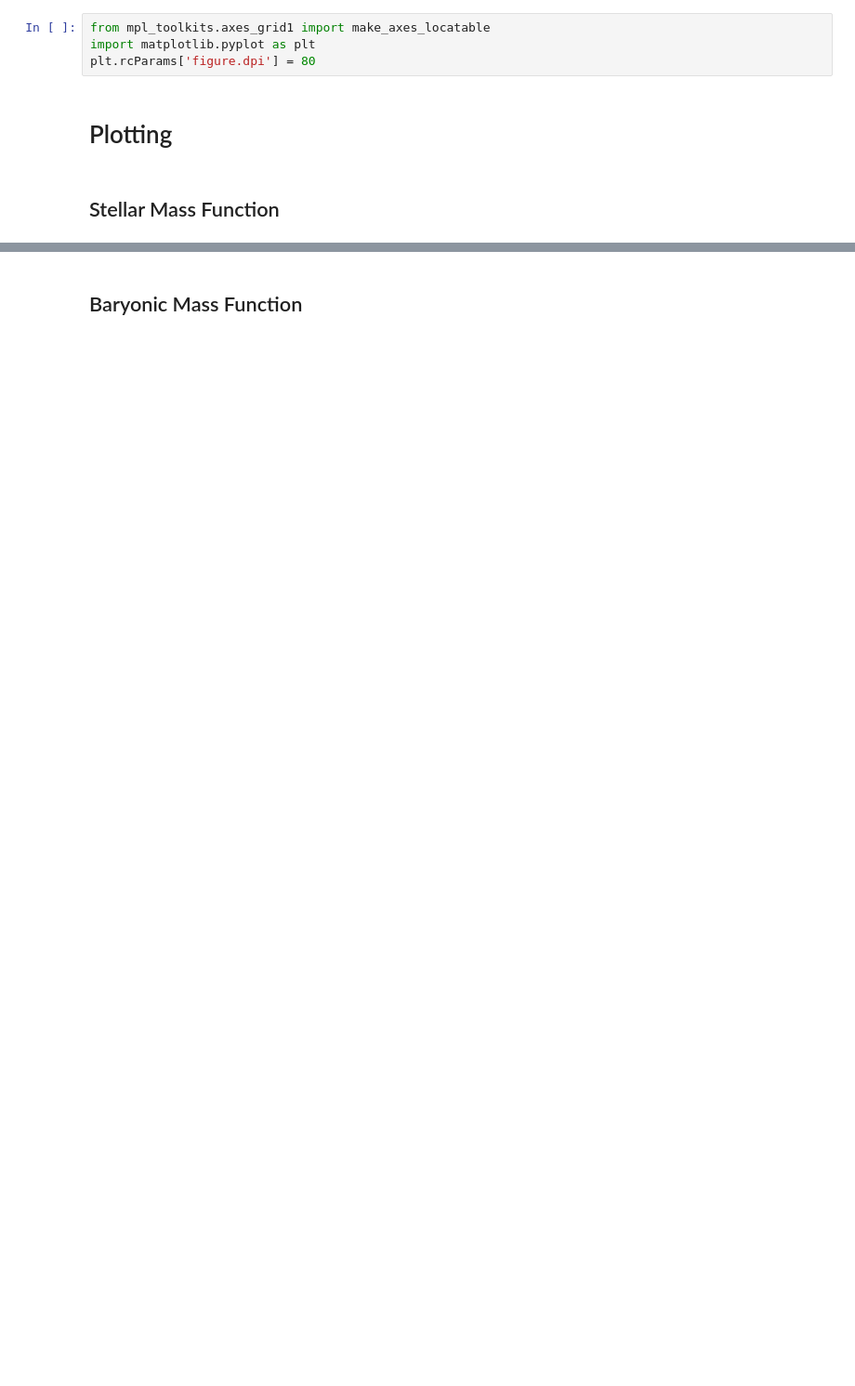
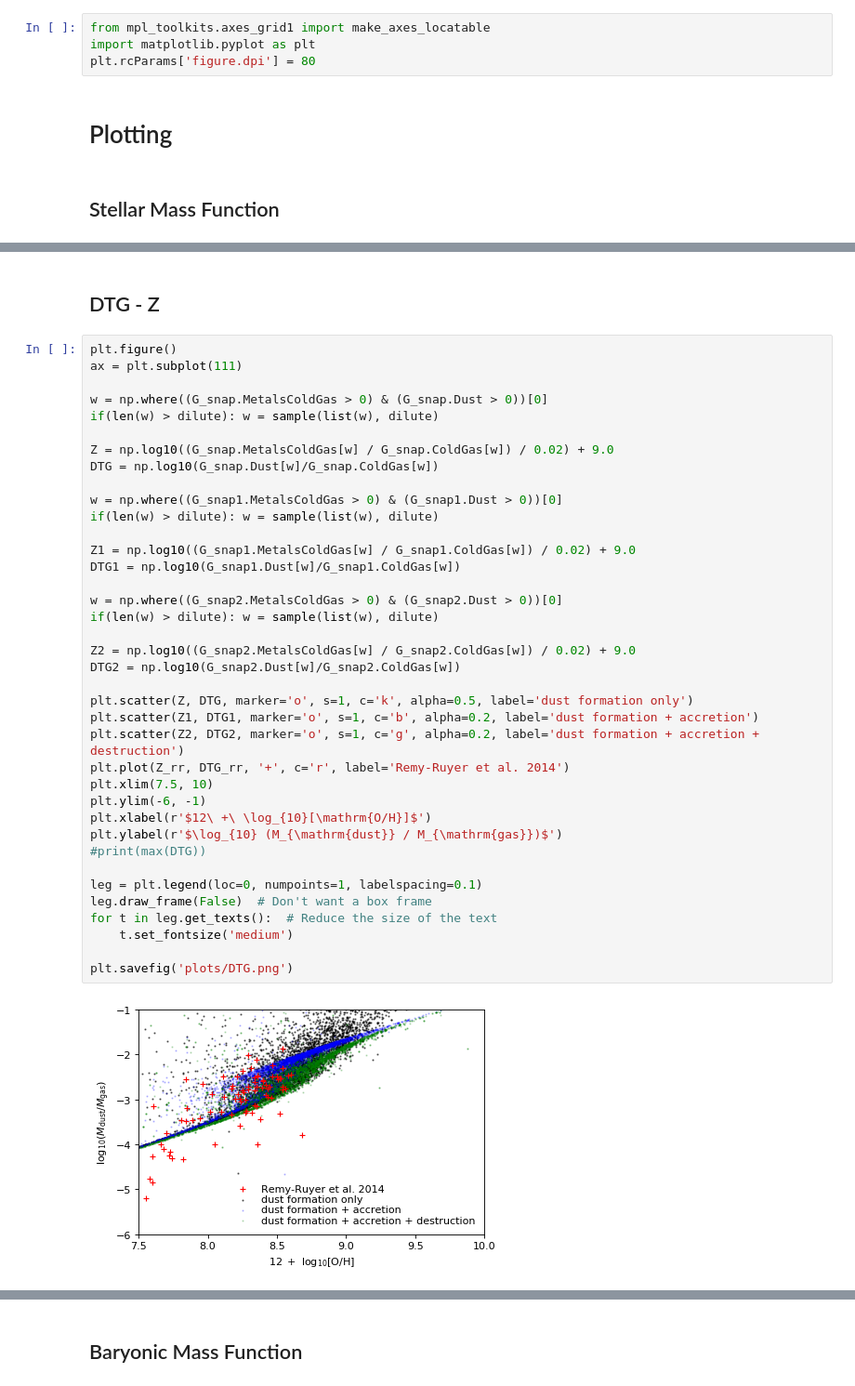
Before and after one commit to darrencroton/sage, a Jupyter notebook: analysis/allresults.ipynb, the cells around one changed output, grey strips where cells are left out. Shown at 93% size. Cells and saved outputs as stored; diff of their text form; blank space fills up the shorter version.

```diff
--- a/analysis/allresults.ipynb
+++ b/analysis/allresults.ipynb
@@ -279,0 +377,42 @@ plt.show()
+# %% [markdown]
+## DTG - Z
+# %%
+plt.figure()
+ax = plt.subplot(111)
+
+w = np.where((G_snap.MetalsColdGas > 0) & (G_snap.Dust > 0))[0]
+if(len(w) > dilute): w = sample(list(w), dilute)
+
+Z = np.log10((G_snap.MetalsColdGas[w] / G_snap.ColdGas[w]) / 0.02) + 9.0
+DTG = np.log10(G_snap.Dust[w]/G_snap.ColdGas[w])
+
+w = np.where((G_snap1.MetalsColdGas > 0) & (G_snap1.Dust > 0))[0]
+if(len(w) > dilute): w = sample(list(w), dilute)
+
+Z1 = np.log10((G_snap1.MetalsColdGas[w] / G_snap1.ColdGas[w]) / 0.02) + 9.0
+DTG1 = np.log10(G_snap1.Dust[w]/G_snap1.ColdGas[w])
+
+w = np.where((G_snap2.MetalsColdGas > 0) & (G_snap2.Dust > 0))[0]
+if(len(w) > dilute): w = sample(list(w), dilute)
+
+Z2 = np.log10((G_snap2.MetalsColdGas[w] / G_snap2.ColdGas[w]) / 0.02) + 9.0
+DTG2 = np.log10(G_snap2.Dust[w]/G_snap2.ColdGas[w])
+
+plt.scatter(Z, DTG, marker='o', s=1, c='k', alpha=0.5, label='dust formation only')
+plt.scatter(Z1, DTG1, marker='o', s=1, c='b', alpha=0.2, label='dust formation + accretion')
+plt.scatter(Z2, DTG2, marker='o', s=1, c='g', alpha=0.2, label='dust formation + accretion + destruction')
+plt.plot(Z_rr, DTG_rr, '+', c='r', label='Remy-Ruyer et al. 2014')
+plt.xlim(7.5, 10)
+plt.ylim(-6, -1)
+plt.xlabel(r'$12\ +\ \log_{10}[\mathrm{O/H}]$')
+plt.ylabel(r'$\log_{10} (M_{\mathrm{dust}} / M_{\mathrm{gas}})$')
+#print(max(DTG))
+
+leg = plt.legend(loc=0, numpoints=1, labelspacing=0.1)
+leg.draw_frame(False)  # Don't want a box frame
+for t in leg.get_texts():  # Reduce the size of the text
+    t.set_fontsize('medium')
+
+plt.savefig('plots/DTG.png')
+# %% [output]
+[figure, added]
```
Also changed, not shown: parts of 30 cells of this notebook.
